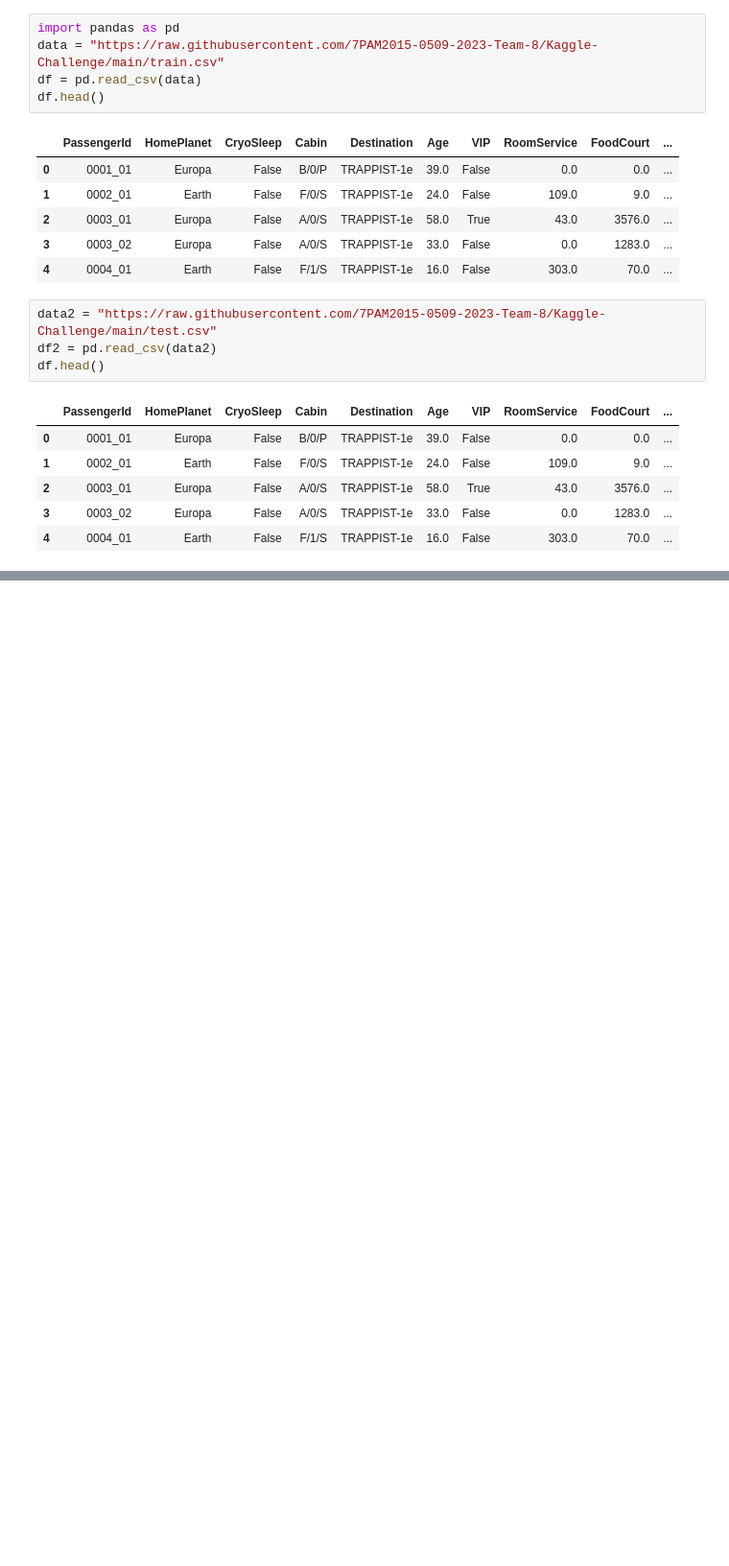
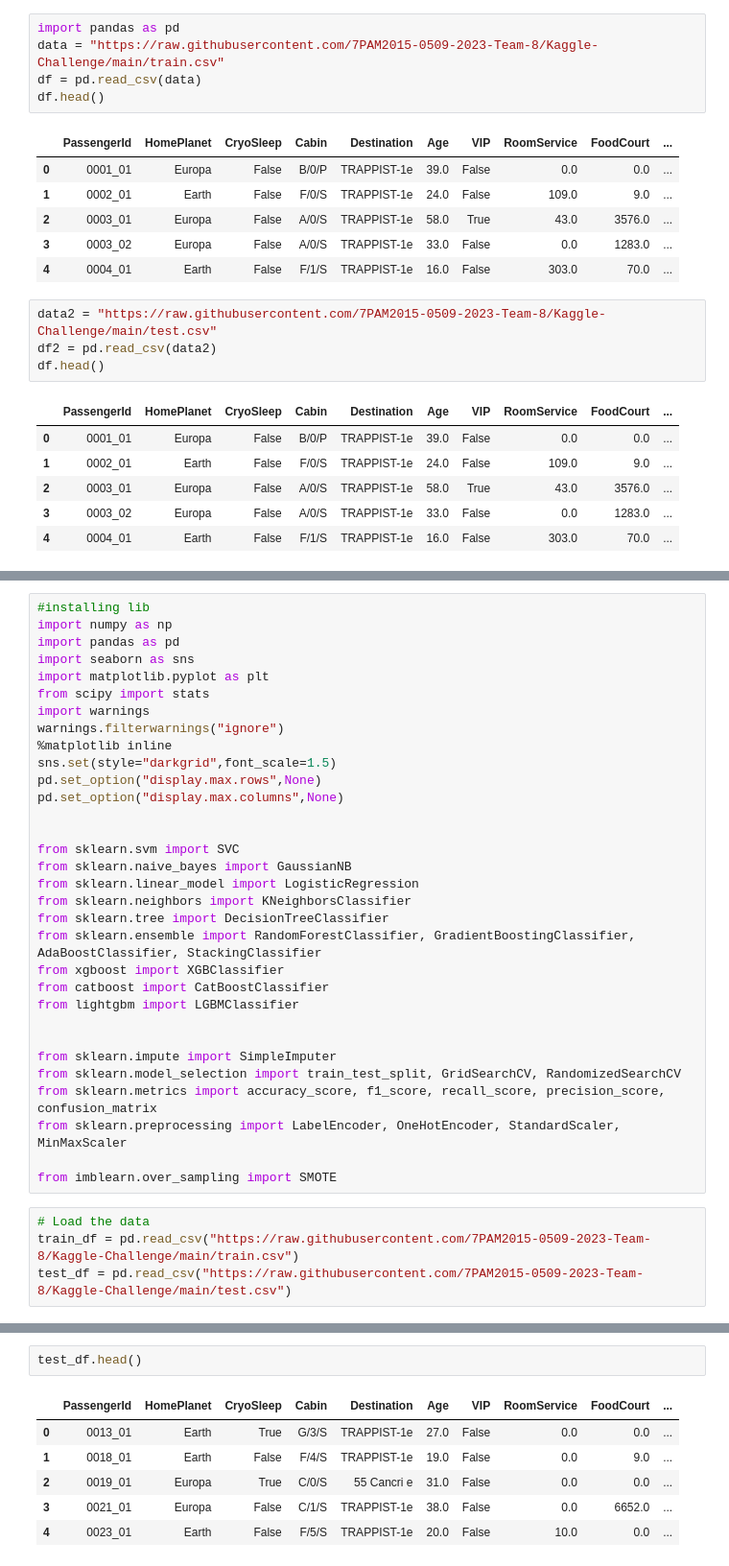
Before and after one commit to 7PAM2015-0509-2023-Team-8/Kaggle-Challenge, a Jupyter notebook: Kaggle_Challenge.ipynb, the cells around one changed output, grey strips where cells are left out. Shown at 96% size. Cells and saved outputs as stored; diff of their text form; blank space fills up the shorter version.

```diff
--- a/Kaggle_Challenge.ipynb
+++ b/Kaggle_Challenge.ipynb
@@ -29,0 +50,36 @@ df.head()
+# %%
+#installing lib
+import numpy as np
+import pandas as pd
+import seaborn as sns
+import matplotlib.pyplot as plt
+from scipy import stats
+import warnings
+warnings.filterwarnings("ignore")
+%matplotlib inline
+sns.set(style="darkgrid",font_scale=1.5)
+pd.set_option("display.max.rows",None)
+pd.set_option("display.max.columns",None)
+
+
+from sklearn.svm import SVC
+from sklearn.naive_bayes import GaussianNB
+from sklearn.linear_model import LogisticRegression
+from sklearn.neighbors import KNeighborsClassifier
+from sklearn.tree import DecisionTreeClassifier
+from sklearn.ensemble import RandomForestClassifier, GradientBoostingClassifier, AdaBoostClassifier, StackingClassifier
+from xgboost import XGBClassifier
+from catboost import CatBoostClassifier
+from lightgbm import LGBMClassifier
+
+
+from sklearn.impute import SimpleImputer
+from sklearn.model_selection import train_test_split, GridSearchCV, RandomizedSearchCV
+from sklearn.metrics import accuracy_score, f1_score, recall_score, precision_score, confusion_matrix
+from sklearn.preprocessing import LabelEncoder, OneHotEncoder, StandardScaler, MinMaxScaler
+
+from imblearn.over_sampling import SMOTE
+# %%
+# Load the data
+train_df = pd.read_csv("https://raw.githubusercontent.com/7PAM2015-0509-2023-Team-8/Kaggle-Challenge/main/train.csv")
+test_df = pd.read_csv("https://raw.githubusercontent.com/7PAM2015-0509-2023-Team-8/Kaggle-Challenge/main/test.csv")
@@ -29,0 +101,9 @@ df.head()
+# %%
+test_df.head()
+# %% [output]
+|  | PassengerId | HomePlanet | CryoSleep | Cabin | Destination | Age | VIP | RoomService | FoodCourt | ... |
+| 0 | 0013_01 | Earth | True | G/3/S | TRAPPIST-1e | 27.0 | False | 0.0 | 0.0 | ... |
+| 1 | 0018_01 | Earth | False | F/4/S | TRAPPIST-1e | 19.0 | False | 0.0 | 9.0 | ... |
+| 2 | 0019_01 | Europa | True | C/0/S | 55 Cancri e | 31.0 | False | 0.0 | 0.0 | ... |
+| 3 | 0021_01 | Europa | False | C/1/S | TRAPPIST-1e | 38.0 | False | 0.0 | 6652.0 | ... |
+| 4 | 0023_01 | Earth | False | F/5/S | TRAPPIST-1e | 20.0 | False | 10.0 | 0.0 | ... |
```
Also changed, not shown: parts of 5 cells of this notebook.
